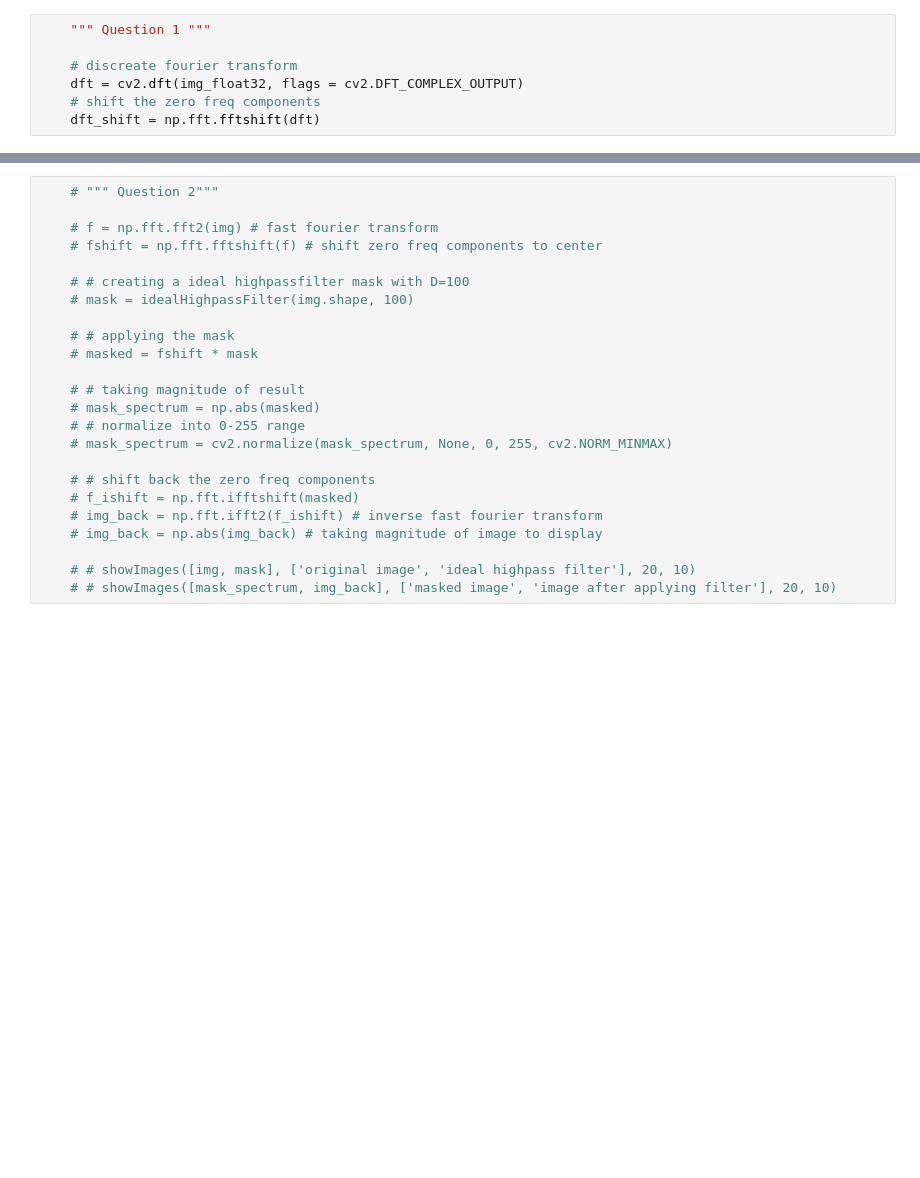
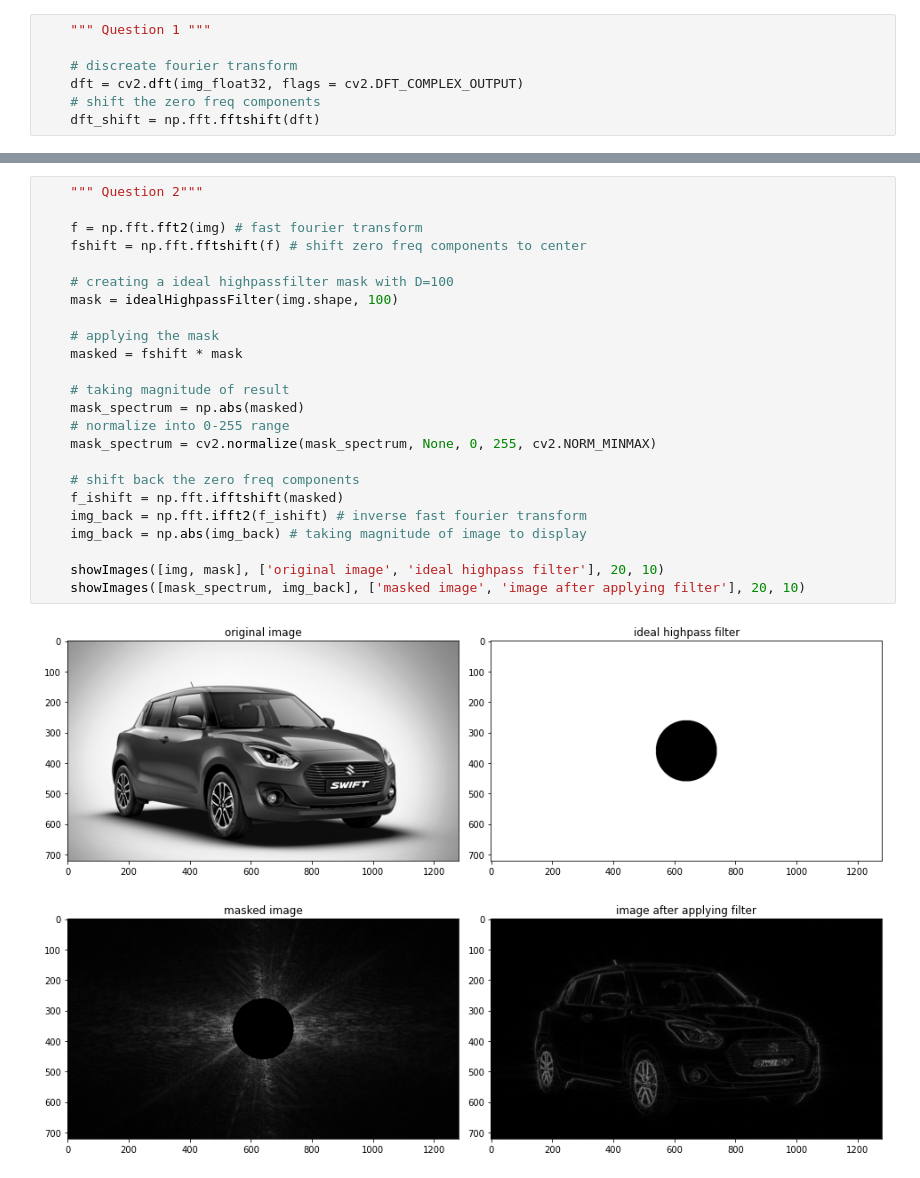
Before and after one commit to kavin-du/Fourier-Transformation-of-Images, a Jupyter notebook: e16057.ipynb, the cells around one changed output, grey strips where cells are left out. Drawn from its saved outputs; the diff is of its cells as text; blank space fills up the shorter version.

```diff
--- a/e16057.ipynb
+++ b/e16057.ipynb
@@ -122,25 +134,28 @@ if __name__ == '__main__':
 # %%
-    # """ Question 2"""
+    """ Question 2"""
 
-    # f = np.fft.fft2(img) # fast fourier transform
-    # fshift = np.fft.fftshift(f) # shift zero freq components to center
+    f = np.fft.fft2(img) # fast fourier transform
+    fshift = np.fft.fftshift(f) # shift zero freq components to center
 
-    # # creating a ideal highpassfilter mask with D=100
-    # mask = idealHighpassFilter(img.shape, 100)
+    # creating a ideal highpassfilter mask with D=100
+    mask = idealHighpassFilter(img.shape, 100)
 
-    # # applying the mask
-    # masked = fshift * mask
+    # applying the mask
+    masked = fshift * mask
 
-    # # taking magnitude of result
-    # mask_spectrum = np.abs(masked)
-    # # normalize into 0-255 range
-    # mask_spectrum = cv2.normalize(mask_spectrum, None, 0, 255, cv2.NORM_MINMAX)
+    # taking magnitude of result
+    mask_spectrum = np.abs(masked)
+    # normalize into 0-255 range
+    mask_spectrum = cv2.normalize(mask_spectrum, None, 0, 255, cv2.NORM_MINMAX)
 
-    # # shift back the zero freq components
-    # f_ishift = np.fft.ifftshift(masked)
-    # img_back = np.fft.ifft2(f_ishift) # inverse fast fourier transform
-    # img_back = np.abs(img_back) # taking magnitude of image to display
+    # shift back the zero freq components
+    f_ishift = np.fft.ifftshift(masked)
+    img_back = np.fft.ifft2(f_ishift) # inverse fast fourier transform
+    img_back = np.abs(img_back) # taking magnitude of image to display
 
-    # # showImages([img, mask], ['original image', 'ideal highpass filter'], 20, 10)
-    # # showImages([mask_spectrum, img_back], ['masked image', 'image after applying filter'], 20, 10)
+    showImages([img, mask], ['original image', 'ideal highpass filter'], 20, 10)
+    showImages([mask_spectrum, img_back], ['masked image', 'image after applying filter'], 20, 10)
+# %% [output]
+[figure, added]
+[figure, added]
 # %%
```
Also changed, not shown: parts of 8 cells of this notebook, 1 other file.
